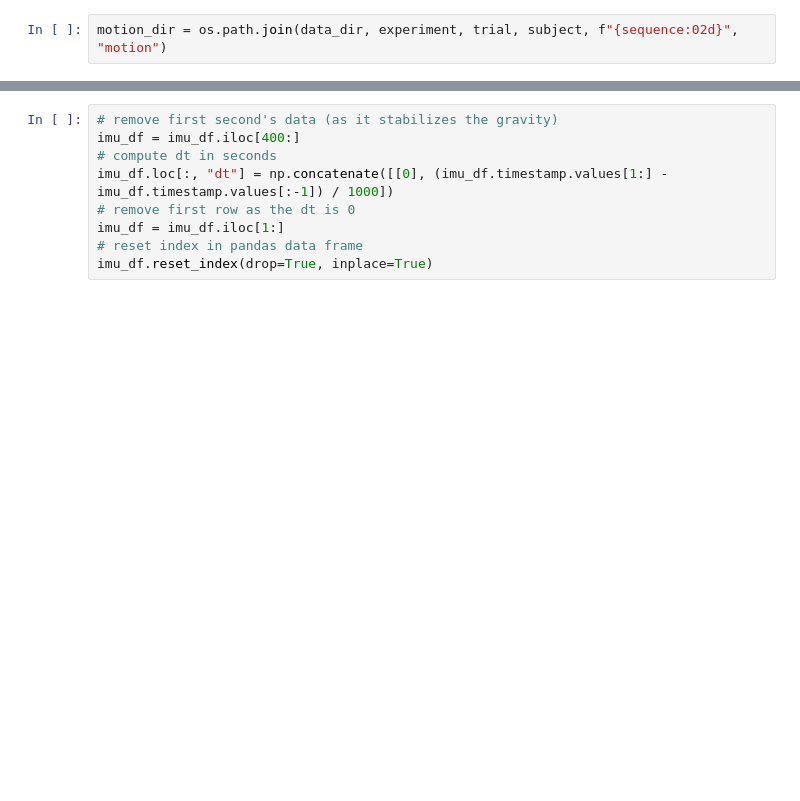
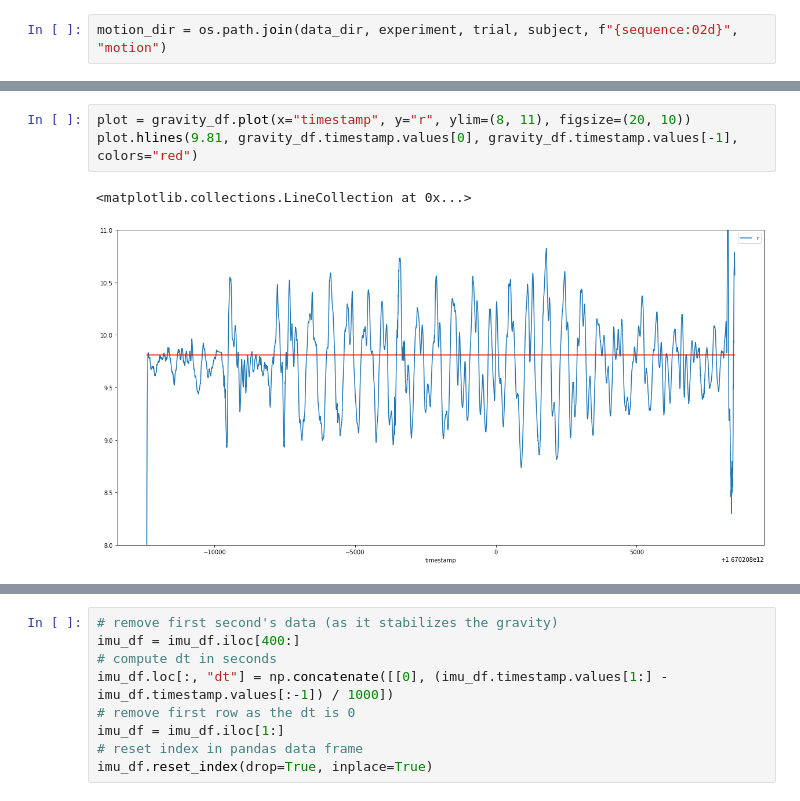
Before and after one commit to localization-as-a-service/local-registration, a Jupyter notebook: imu_trajectory_estimation.ipynb, the cells around one changed output, grey strips where cells are left out. Cells and saved outputs as stored; diff of their text form; blank space fills up the shorter version.

```diff
--- a/imu_trajectory_estimation.ipynb
+++ b/imu_trajectory_estimation.ipynb
@@ -43,3 +59,9 @@ for i in tqdm.trange(imu_df.shape[0]):
+# %%
+plot = gravity_df.plot(x="timestamp", y="r", ylim=(8, 11), figsize=(20, 10))
+plot.hlines(9.81, gravity_df.timestamp.values[0], gravity_df.timestamp.values[-1], colors="red")
+# %% [output]
+<matplotlib.collections.LineCollection at 0x...>
+[figure, added]
 # %%
 filtered_accel_df = imu_df[["timestamp", "xa", "ya", "za"]].copy()
 
```
Also changed, not shown: parts of 31 cells of this notebook.
